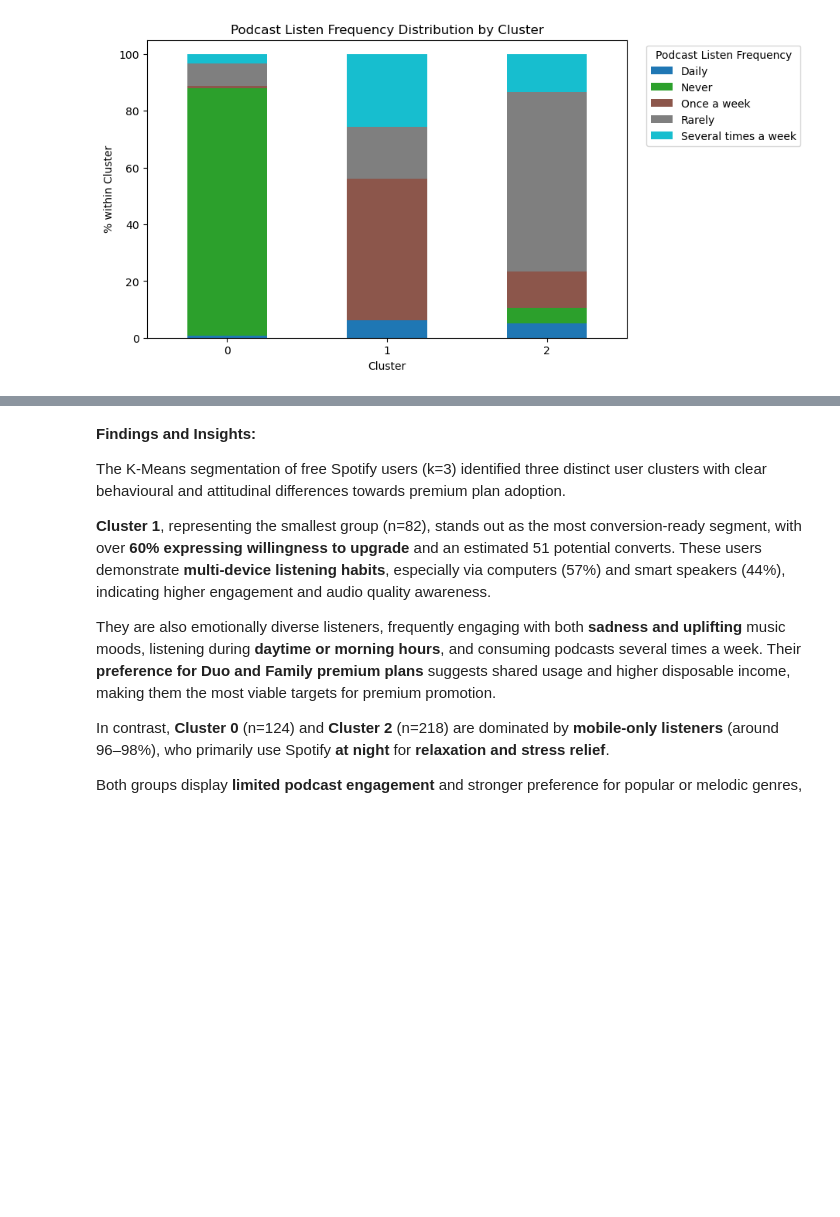
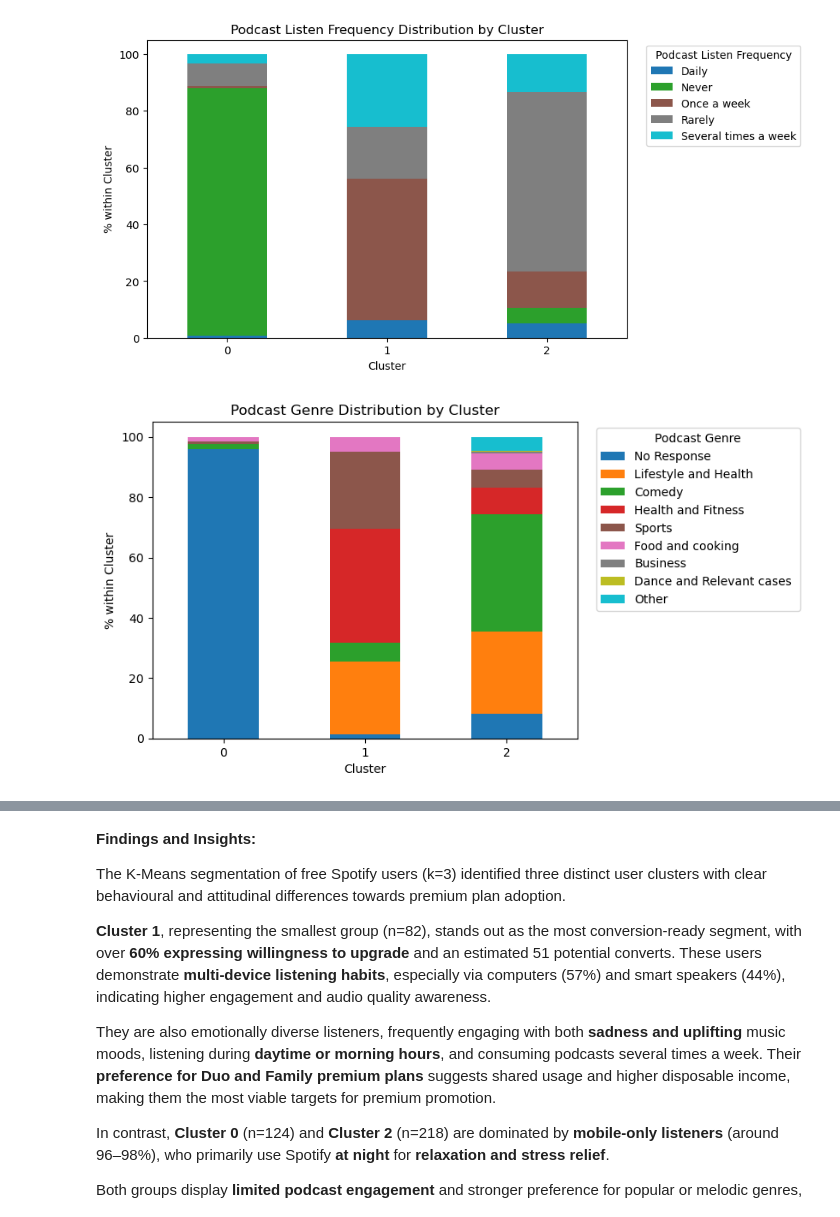
Before and after one commit to chienhao-wang/spotify_user_analysis, a Jupyter notebook: Spotify_User_Segmentation_and_Churn_Analysis.ipynb, the cells around one changed output, grey strips where cells are left out. Saved outputs shown, nothing was run; the diff lists cells and outputs as text; code cells hidden in the pictures; blank space fills up the shorter version.

```diff
--- a/Spotify_User_Segmentation_and_Churn_Analysis.ipynb
+++ b/Spotify_User_Segmentation_and_Churn_Analysis.ipynb
@@ -1497,3 +746,22 @@ plt.legend(title='Podcast Listen Frequency', bbox_to_anchor=(1.03, 1))
 plt.show()
 # %% [output]
 [figure]
+# %%
+ct5 = pd.crosstab(df_free['Cluster'], df_free['fav_pod_genre'], normalize='index') * 100
+genre_counts = ct5.sum(axis=0)
+
+top_genres = genre_counts.nlargest(8).index
+
+ct5_simplified = ct5.copy()
+ct5_plot = ct5[top_genres].copy()
+ct5_plot['Other'] = ct5.drop(columns=top_genres).sum(axis=1)
+
+ct5_plot.plot(kind='bar', stacked=True, colormap='tab10')
+
+plt.title('Podcast Genre Distribution by Cluster')
+plt.ylabel('% within Cluster')
+plt.xticks(rotation=0)
+plt.legend(title='Podcast Genre', bbox_to_anchor=(1.03, 1))
+plt.show()
+# %% [output]
+[figure, added]
```
Also changed, not shown: parts of 94 cells of this notebook.
